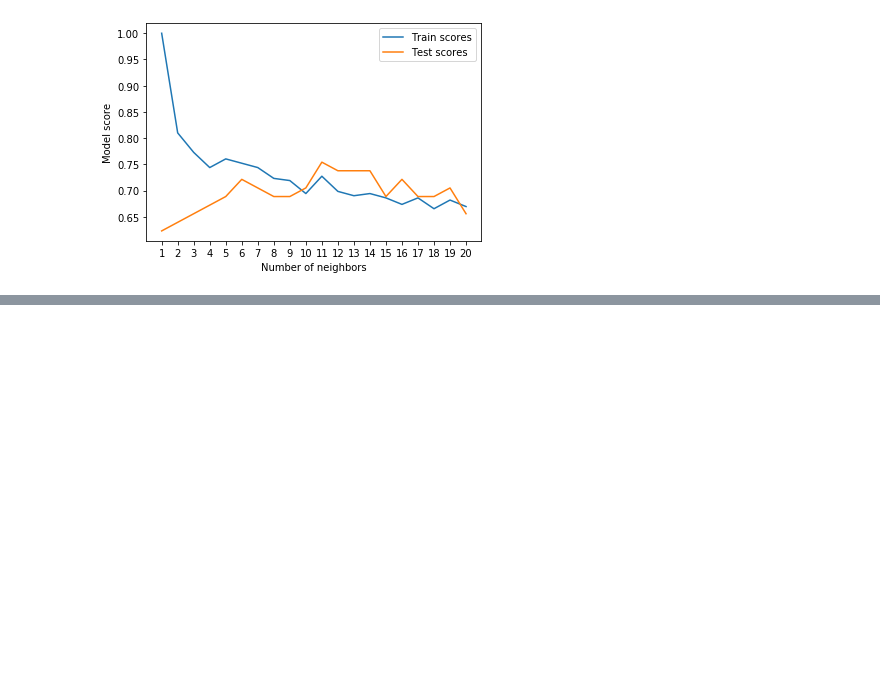
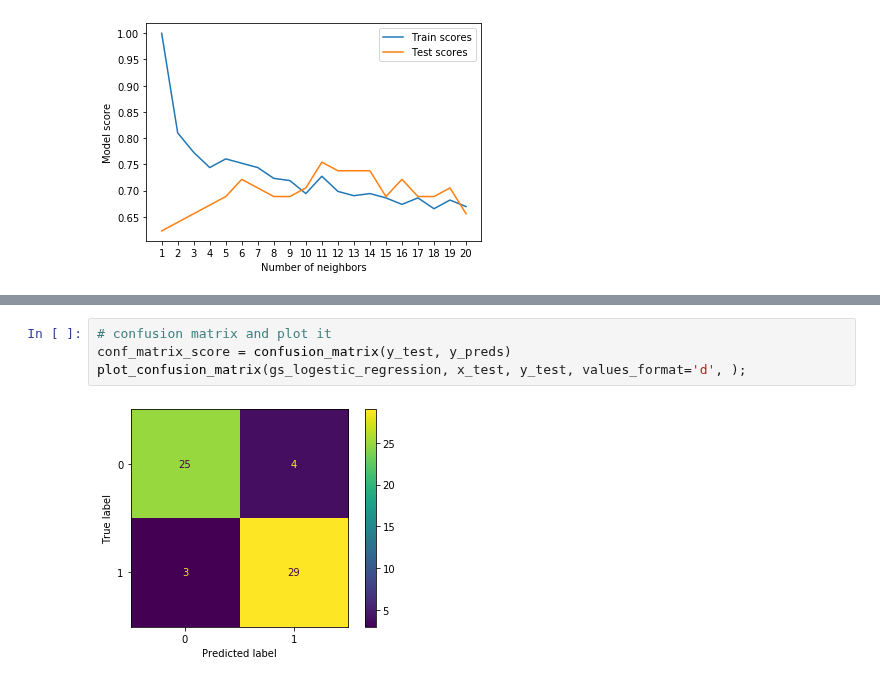
Before and after one commit to aliazani/machine-learning, a Jupyter notebook: 6-projects/1-heart-disease/heart_disease_classification.ipynb, the cells around one changed output, grey strips where cells are left out. Drawn from its saved outputs; the diff is of its cells as text; blank space fills up the shorter version.

```diff
--- a/6-projects/1-heart-disease/heart_disease_classification.ipynb
+++ b/6-projects/1-heart-disease/heart_disease_classification.ipynb
@@ -494,0 +670,6 @@ plt.xticks(np.arange(1, 21, 1));
+# %%
+# confusion matrix and plot it
+conf_matrix_score = confusion_matrix(y_test, y_preds)
+plot_confusion_matrix(gs_logestic_regression, x_test, y_test, values_format='d', );
+# %% [output]
+[figure, added]
```
Also changed, not shown: parts of 26 cells of this notebook.
